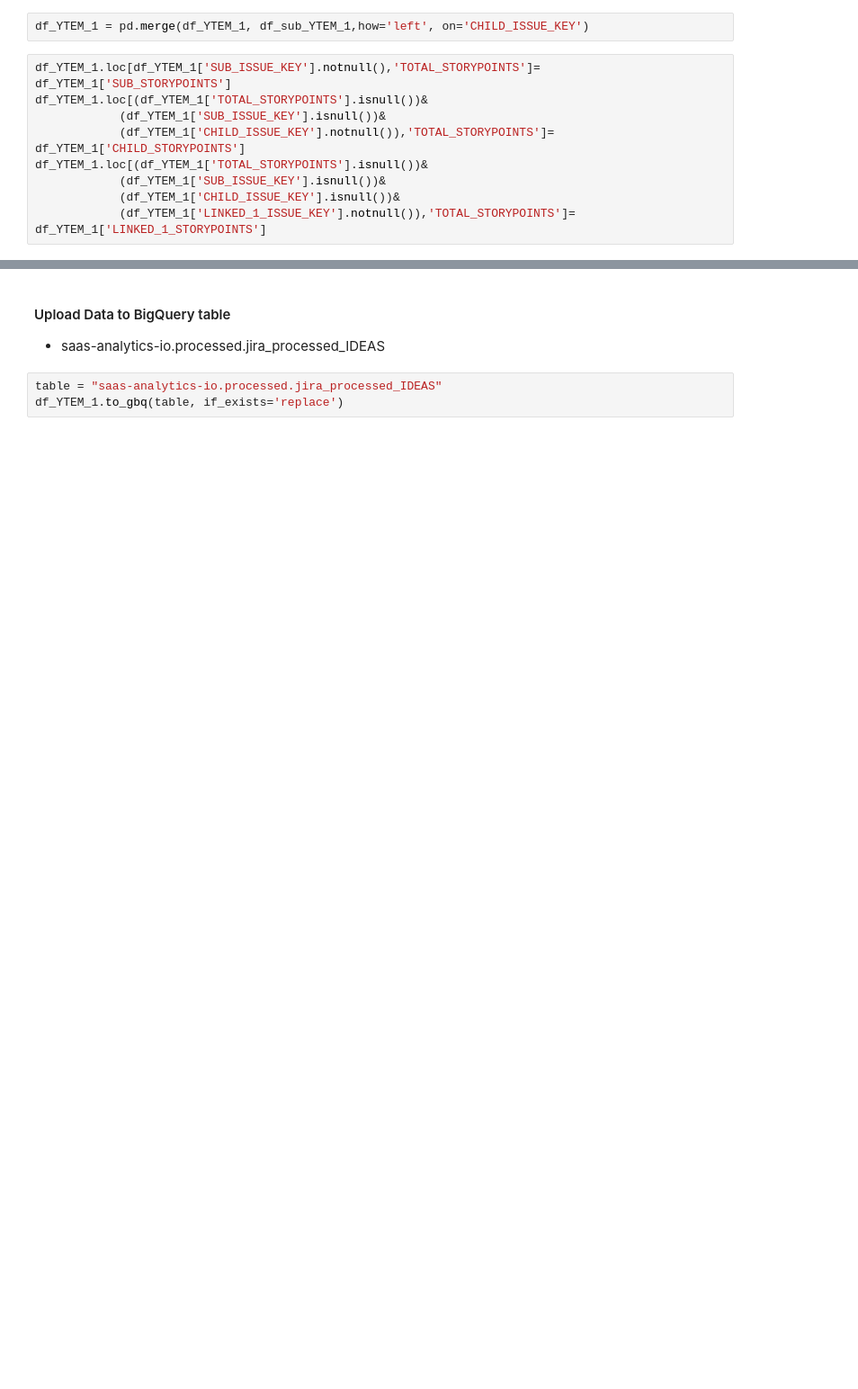
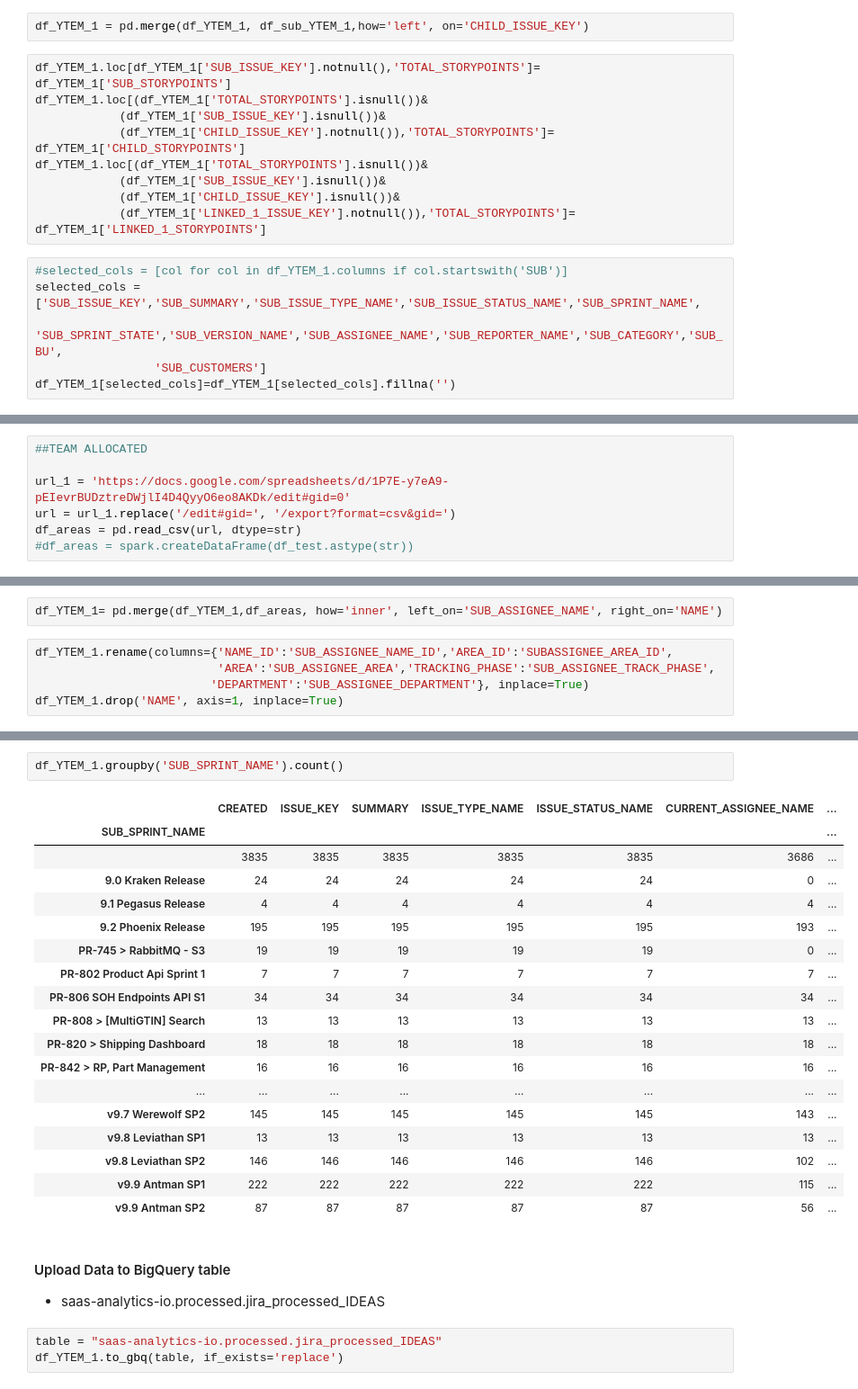
Before and after one commit to carlos-diazromero-mojix-com/FinOps, a Jupyter notebook: Jira Issues Python3.ipynb, the cells around one changed output, grey strips where cells are left out. Shown at 90% size. Drawn from its saved outputs; the diff is of its cells as text; blank space fills up the shorter version.

```diff
--- a/Jira Issues Python3.ipynb
+++ b/Jira Issues Python3.ipynb
@@ -1000,6 +1004,12 @@ df_YTEM_1.loc[(df_YTEM_1['TOTAL_STORYPOINTS'].isnull())&
             (df_YTEM_1['SUB_ISSUE_KEY'].isnull())&
             (df_YTEM_1['CHILD_ISSUE_KEY'].isnull())&
             (df_YTEM_1['LINKED_1_ISSUE_KEY'].notnull()),'TOTAL_STORYPOINTS']= df_YTEM_1['LINKED_1_STORYPOINTS']
+# %%
+#selected_cols = [col for col in df_YTEM_1.columns if col.startswith('SUB')]
+selected_cols = ['SUB_ISSUE_KEY','SUB_SUMMARY','SUB_ISSUE_TYPE_NAME','SUB_ISSUE_STATUS_NAME','SUB_SPRINT_NAME',
+                 'SUB_SPRINT_STATE','SUB_VERSION_NAME','SUB_ASSIGNEE_NAME','SUB_REPORTER_NAME','SUB_CATEGORY','SUB_BU',
+                 'SUB_CUSTOMERS']
+df_YTEM_1[selected_cols]=df_YTEM_1[selected_cols].fillna('')
 # %%
 for i in range(0,df_versions['VERSION_ID'].count()):
     START_DATE = df_versions.iloc[i-1,10]
@@ -1041,0 +1052,7 @@ for i in range(0,df_versions['VERSION_ID'].count()):
+# %%
+##TEAM ALLOCATED
+
+url_1 = 'https://docs.google.com/spreadsheets/d/1P7E-y7eA9-pEIevrBUDztreDWjlI4D4QyyO6eo8AKDk/edit#gid=0'
+url = url_1.replace('/edit#gid=', '/export?format=csv&gid=')
+df_areas = pd.read_csv(url, dtype=str)
+#df_areas = spark.createDataFrame(df_test.astype(str))
@@ -1041,0 +1061,7 @@ for i in range(0,df_versions['VERSION_ID'].count()):
+# %%
+df_YTEM_1= pd.merge(df_YTEM_1,df_areas, how='inner', left_on='SUB_ASSIGNEE_NAME', right_on='NAME')
+# %%
+df_YTEM_1.rename(columns={'NAME_ID':'SUB_ASSIGNEE_NAME_ID','AREA_ID':'SUBASSIGNEE_AREA_ID',
+                          'AREA':'SUB_ASSIGNEE_AREA','TRACKING_PHASE':'SUB_ASSIGNEE_TRACK_PHASE',
+                         'DEPARTMENT':'SUB_ASSIGNEE_DEPARTMENT'}, inplace=True)
+df_YTEM_1.drop('NAME', axis=1, inplace=True)
@@ -1042,3 +1077,24 @@ for i in range(0,df_versions['VERSION_ID'].count()):
+# %%
+df_YTEM_1.groupby('SUB_SPRINT_NAME').count()
+# %% [output]
+|  | CREATED | ISSUE_KEY | SUMMARY | ISSUE_TYPE_NAME | ISSUE_STATUS_NAME | CURRENT_ASSIGNEE_NAME | ... |
+| SUB_SPRINT_NAME |  |  |  |  |  |  | ... |
+|  | 3835 | 3835 | 3835 | 3835 | 3835 | 3686 | ... |
+| 9.0 Kraken Release | 24 | 24 | 24 | 24 | 24 | 0 | ... |
+| 9.1 Pegasus Release | 4 | 4 | 4 | 4 | 4 | 4 | ... |
+| 9.2 Phoenix Release | 195 | 195 | 195 | 195 | 195 | 193 | ... |
+| PR-745 > RabbitMQ - S3 | 19 | 19 | 19 | 19 | 19 | 0 | ... |
+| PR-802 Product Api Sprint 1 | 7 | 7 | 7 | 7 | 7 | 7 | ... |
+| PR-806 SOH Endpoints API S1 | 34 | 34 | 34 | 34 | 34 | 34 | ... |
+| PR-808 > [MultiGTIN] Search | 13 | 13 | 13 | 13 | 13 | 13 | ... |
+| PR-820 > Shipping Dashboard | 18 | 18 | 18 | 18 | 18 | 18 | ... |
+| PR-842 > RP, Part Management | 16 | 16 | 16 | 16 | 16 | 16 | ... |
+| ... | ... | ... | ... | ... | ... | ... | ... |
+| v9.7 Werewolf SP2 | 145 | 145 | 145 | 145 | 145 | 143 | ... |
+| v9.8 Leviathan SP1 | 13 | 13 | 13 | 13 | 13 | 13 | ... |
+| v9.8 Leviathan SP2 | 146 | 146 | 146 | 146 | 146 | 102 | ... |
+| v9.9 Antman SP1 | 222 | 222 | 222 | 222 | 222 | 115 | ... |
+| v9.9 Antman SP2 | 87 | 87 | 87 | 87 | 87 | 56 | ... |
 # %% [markdown]
 #### Upload Data to BigQuery table
 - saas-analytics-io.processed.jira_processed_IDEAS
```
Also changed, not shown: parts of 35 cells of this notebook, 2 other files.
